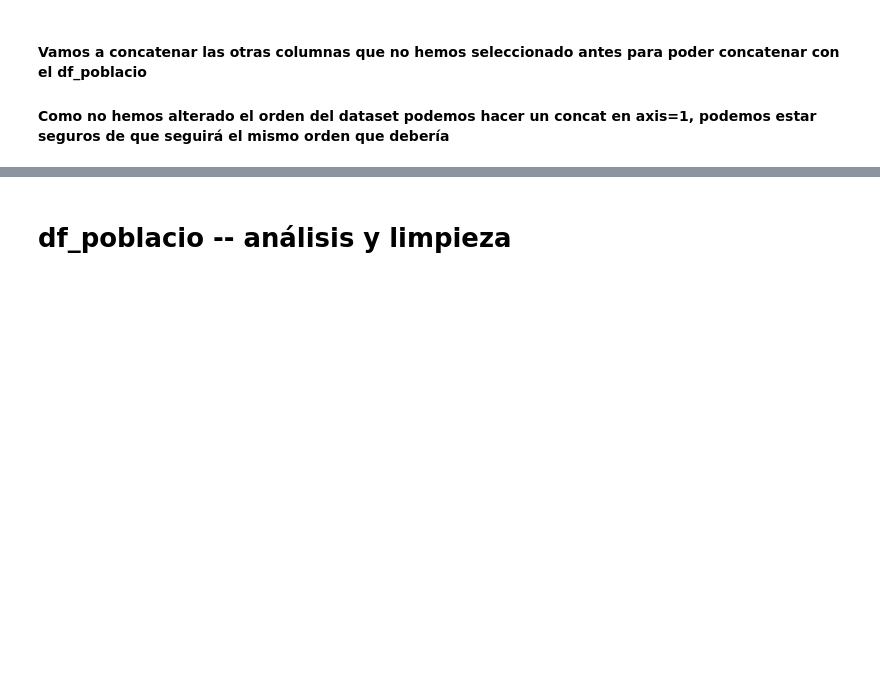
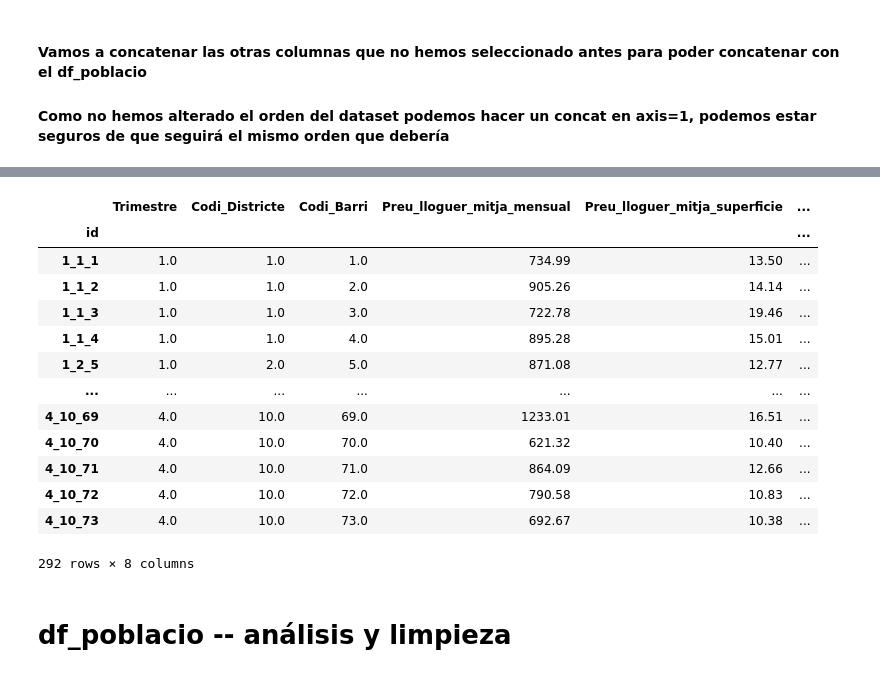
Before and after one commit to Sergiochueco/Hackato_JUMP2DIGITAL, a Jupyter notebook: EDA.ipynb, the cells around one changed output, grey strips where cells are left out. Saved outputs shown, nothing was run; the diff lists cells and outputs as text; code cells hidden in the pictures; blank space fills up the shorter version.

```diff
--- a/EDA.ipynb
+++ b/EDA.ipynb
@@ -522,11 +502,12 @@ Index(['Trimestre', 'Codi_Districte', 'Codi_Barri',
       dtype='object')
 # %%
-df_lloguer_num = df_lloguer[
+df_lloguer_unique_num = df_lloguer_unique[
     ['Trimestre',
-    'Codi_Districte',
-    'Codi_Barri',
-    'Superficie_mitjana_habitatge_(m2)',
-    'Preu_mitja_mensual']]
+     'Codi_Districte',
+     'Codi_Barri',
+    'Preu_lloguer_mitja_mensual',
+    'Preu_lloguer_mitja_superficie',
+    'Superficie_Mitjana_Habitatge_(m2)']]
 # %%
-df_lloguer_num = imputer.fit_transform(df_lloguer_num)
+df_lloguer_unique_num = imputer.fit_transform(df_lloguer_unique_num)
 # %%
@@ -543,4 +525,4 @@ dtype: int64
 
 #### Como no hemos alterado el orden del dataset podemos hacer un concat en axis=1, podemos estar seguros de que seguirá el mismo orden que debería
 # %%
-df_lloguer_imputed_nulos = pd.concat([df_lloguer_num,df_lloguer[['Nom_Districte','Nom_Barri']]],axis=1)
+df_lloguer_unique_clean = pd.concat([df_lloguer_unique_num,df_lloguer_unique[['Nom_Districte','Nom_Barri']]],axis=1)
@@ -563,3 +529,20 @@ df_lloguer_imputed_nulos
+# %%
+df_lloguer_unique_clean
+# %% [output]
+|  | Trimestre | Codi_Districte | Codi_Barri | Preu_lloguer_mitja_mensual | Preu_lloguer_mitja_superficie | ... |
+| id |  |  |  |  |  | ... |
+| 1_1_1 | 1.0 | 1.0 | 1.0 | 734.99 | 13.50 | ... |
+| 1_1_2 | 1.0 | 1.0 | 2.0 | 905.26 | 14.14 | ... |
+| 1_1_3 | 1.0 | 1.0 | 3.0 | 722.78 | 19.46 | ... |
+| 1_1_4 | 1.0 | 1.0 | 4.0 | 895.28 | 15.01 | ... |
+| 1_2_5 | 1.0 | 2.0 | 5.0 | 871.08 | 12.77 | ... |
+| ... | ... | ... | ... | ... | ... | ... |
+| 4_10_69 | 4.0 | 10.0 | 69.0 | 1233.01 | 16.51 | ... |
+| 4_10_70 | 4.0 | 10.0 | 70.0 | 621.32 | 10.40 | ... |
+| 4_10_71 | 4.0 | 10.0 | 71.0 | 864.09 | 12.66 | ... |
+| 4_10_72 | 4.0 | 10.0 | 72.0 | 790.58 | 10.83 | ... |
+| 4_10_73 | 4.0 | 10.0 | 73.0 | 692.67 | 10.38 | ... |
+292 rows × 8 columns
 # %% [markdown]
 # df_poblacio -- análisis y limpieza
 # %%
```
Also changed, not shown: parts of 45 cells of this notebook.
